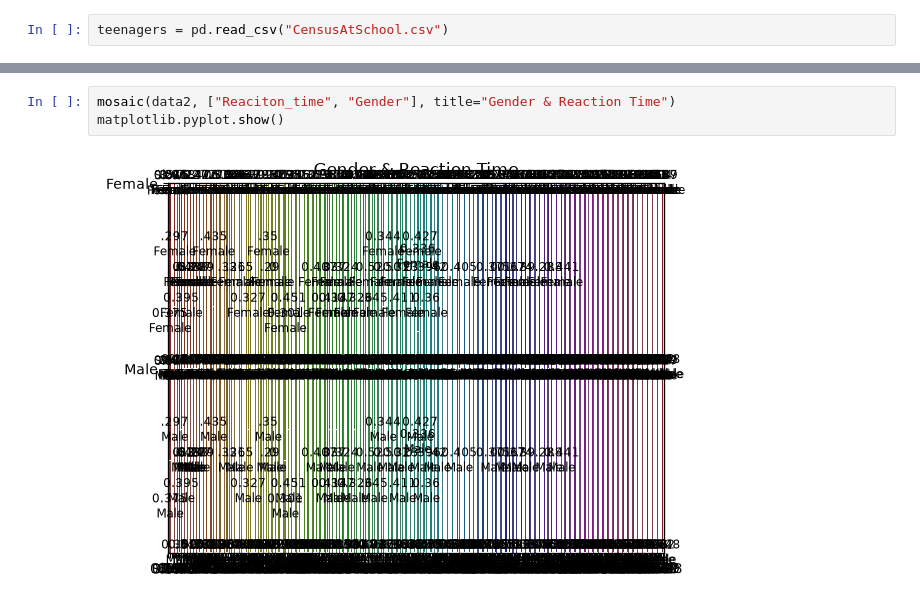
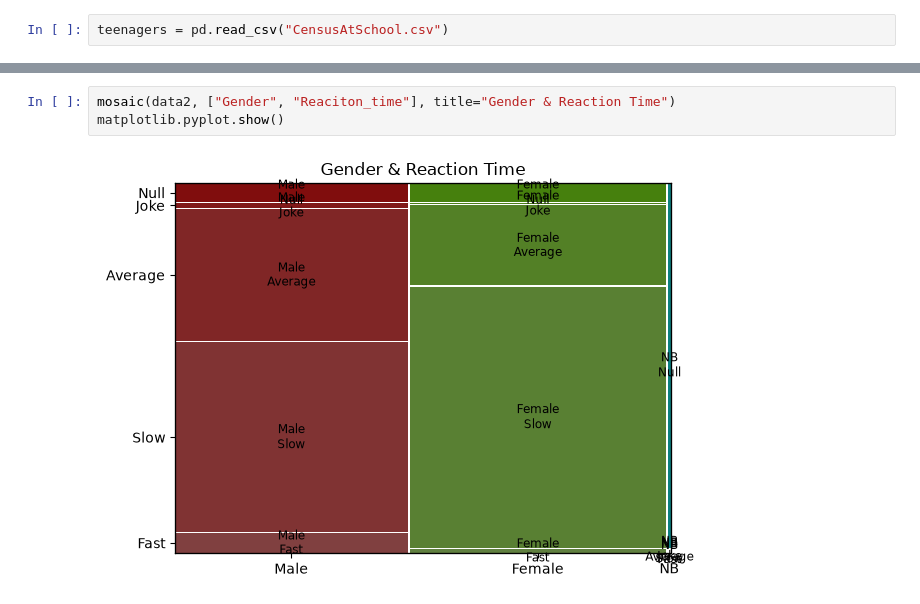
Before and after one commit to DanteSGarrett/AI, a Jupyter notebook: Semester1/Unit1/Teenagers/Teenagers.ipynb, the cells around one changed output, grey strips where cells are left out. Cells and saved outputs as stored; diff of their text form.

Commit message:
teenager file done, still need desmos graph

```diff
--- a/Semester1/Unit1/Teenagers/Teenagers.ipynb
+++ b/Semester1/Unit1/Teenagers/Teenagers.ipynb
@@ -75,6 +50,6 @@ matplotlib.pyplot.show()
 # %%
-mosaic(data2, ["Reaciton_time", "Gender"], title="Gender & Reaction Time")
+mosaic(data2, ["Gender", "Reaciton_time"], title="Gender & Reaction Time")
 matplotlib.pyplot.show()
 # %% [output]
-[figure, old version]
+[figure, new version]
 # %%
```
Also changed, not shown: parts of 4 cells of this notebook.
